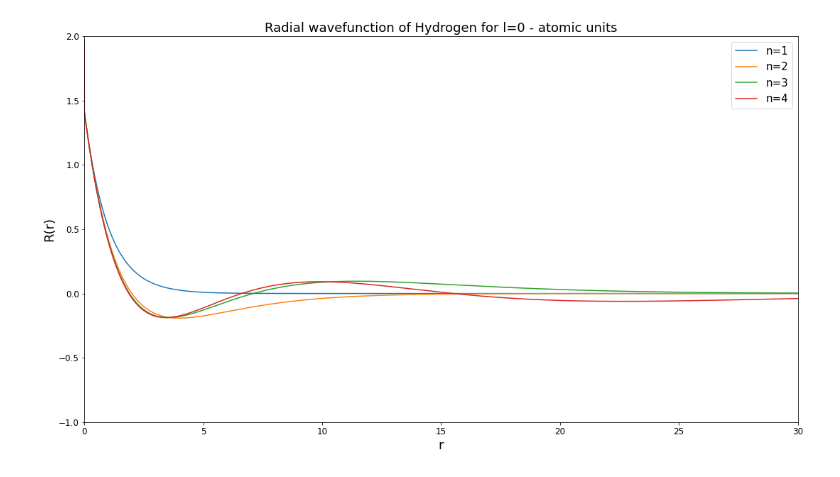
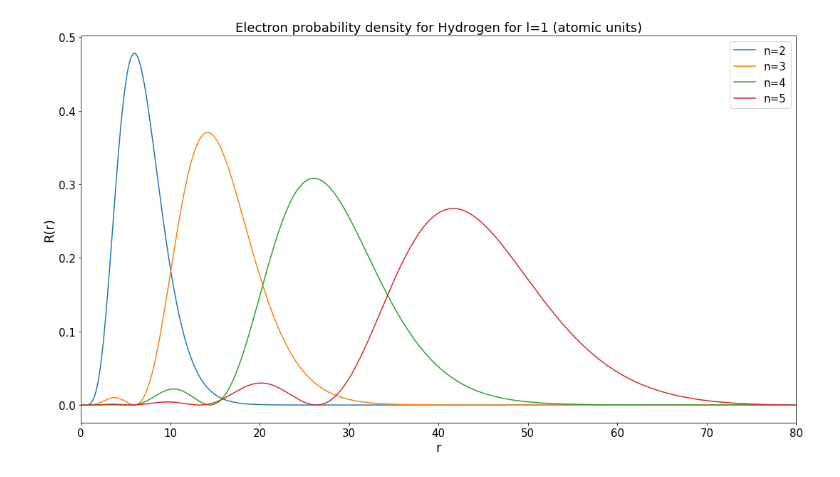
Before and after one commit to ahill187/numerical-methods-ppm, a Jupyter notebook: HydrogenAtom_Numerov.ipynb, the cells around one changed output. Cells and saved outputs as stored; diff of their text form; code cells hidden in the pictures.

```diff
--- a/HydrogenAtom_Numerov.ipynb
+++ b/HydrogenAtom_Numerov.ipynb
@@ -35,8 +35,8 @@ params = {'legend.fontsize': 18,
           'axes.labelsize': 18,
           'axes.titlesize': 18,
           'figure.titlesize': 22,
-          'xtick.labelsize' :12,
-          'ytick.labelsize': 12,
+          'xtick.labelsize' :15,
+          'ytick.labelsize': 15,
           'mathtext.fontset': 'custom',
           'mathtext.rm': 'Bitstream Vera Sans',
           'mathtext.it':'Bitstream Vera Sans:italic',
@@ -48,41 +48,43 @@ plt.rcParams.update(params)
 # %%
 
 R = np.linspace(1e-7, 80, 10**6)
-l=0
+l=1
 
 fig = plt.figure(figsize=(18,10))
-plt.title(f"Radial wavefunction of Hydrogen for l={l} - atomic units")
-for n in range(1, 5):
+plt.title(f"Electron probability density for Hydrogen for l={l} (atomic units)")
+for n in range(2, 6):
     En=-1.0/(n**2)
     f = fhyd(En,l,R[::-1])
     psi = numerov(f,0,R[1]-R[0])[::-1]
-    psi = (-1)**(n+1)*(-1)**(l)*psi/R
+    psi = (psi*R)**2
     norm = integrate.trapezoid(psi**2,x=R)
     psi = psi/np.sqrt(abs(norm))
 
+
+
     plt.plot(R, psi, label=f"n={n}")
     plt.xlabel("r")
-    plt.xlim(0,30)
-    plt.ylim(-1,2)
+    plt.xlim(0,80)
+#    plt.ylim(-1,2)
     plt.ylabel("R(r)")
     plt.legend(prop={"size":15})
 
 plt.show()
 
 # fig2 = plt.figure(figsize=(18,10))
 
 # psi1 = 2*np.exp(-R)
 # psi2 = 2*(1/2)**1.5*(1-R/2)*np.exp(-R/2)
 # psi3 = 2*(1/3)**1.5*(1-(2*R)/3+2*(R**2)/27)*np.exp(-R/3)
 
 # plt.title(f"Actual Radial wavefunction of Hydrogen for l={l} - atomic units")
 # plt.plot(R, psi1, label=f"n={1}")
 # plt.plot(R, psi2, label=f"n={2}")
 # plt.plot(R, psi3, label=f"n={3}")
 # plt.xlabel("r")
 # plt.xlim(0,30)
 # plt.ylim(-1,2)
 # plt.ylabel("R(r)")
 # plt.legend(prop={"size":15})
 # %% [output]
-[figure, old version]
+[figure, new version]
```
